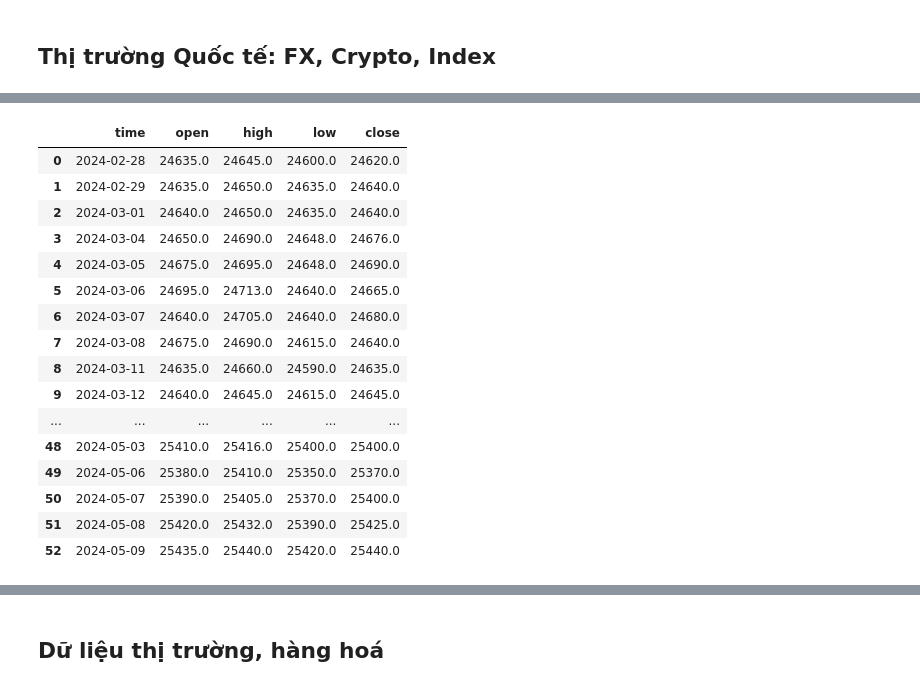
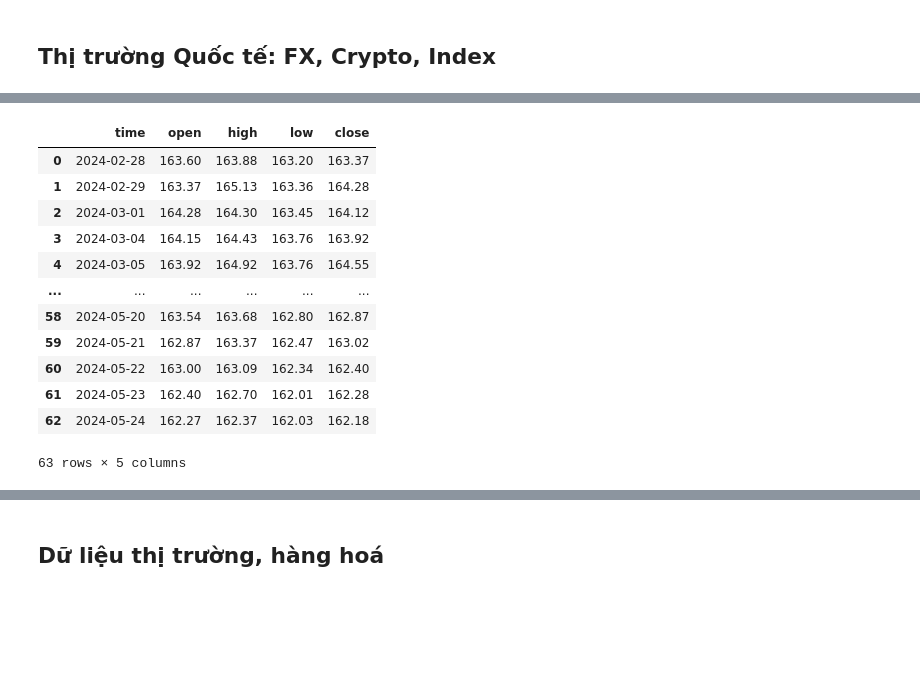
Before and after one commit to thinh-vu/vnstock, a Jupyter notebook: docs/vnstock3_demo.ipynb, the cells around one changed output, grey strips where cells are left out. Saved outputs shown, nothing was run; the diff lists cells and outputs as text; code cells hidden in the pictures; blank space fills up the shorter version.

```diff
--- a/docs/vnstock3_demo.ipynb
+++ b/docs/vnstock3_demo.ipynb
@@ -456,26 +514,22 @@ report.ratio(lang='vi')
 # %%
 from vnstock3 import Vnstock
-fx = Vnstock().fx(symbol='USDVND', source='MSN')
-df = fx.quote.history(start='2024-02-28', end='2024-05-10', interval='1D')
+fx = Vnstock().fx(symbol='JPYVND', source='MSN')
+df = fx.quote.history(start='2024-02-28', end='2024-05-25', interval='1D')
 df
 # %% [output]
 |  | time | open | high | low | close |
-| 0 | 2024-02-28 | 24635.0 | 24645.0 | 24600.0 | 24620.0 |
-| 1 | 2024-02-29 | 24635.0 | 24650.0 | 24635.0 | 24640.0 |
-| 2 | 2024-03-01 | 24640.0 | 24650.0 | 24635.0 | 24640.0 |
-| 3 | 2024-03-04 | 24650.0 | 24690.0 | 24648.0 | 24676.0 |
-| 4 | 2024-03-05 | 24675.0 | 24695.0 | 24648.0 | 24690.0 |
-| 5 | 2024-03-06 | 24695.0 | 24713.0 | 24640.0 | 24665.0 |
-| 6 | 2024-03-07 | 24640.0 | 24705.0 | 24640.0 | 24680.0 |
-| 7 | 2024-03-08 | 24675.0 | 24690.0 | 24615.0 | 24640.0 |
-| 8 | 2024-03-11 | 24635.0 | 24660.0 | 24590.0 | 24635.0 |
-| 9 | 2024-03-12 | 24640.0 | 24645.0 | 24615.0 | 24645.0 |
+| 0 | 2024-02-28 | 163.60 | 163.88 | 163.20 | 163.37 |
+| 1 | 2024-02-29 | 163.37 | 165.13 | 163.36 | 164.28 |
+| 2 | 2024-03-01 | 164.28 | 164.30 | 163.45 | 164.12 |
+| 3 | 2024-03-04 | 164.15 | 164.43 | 163.76 | 163.92 |
+| 4 | 2024-03-05 | 163.92 | 164.92 | 163.76 | 164.55 |
 | ... | ... | ... | ... | ... | ... |
-| 48 | 2024-05-03 | 25410.0 | 25416.0 | 25400.0 | 25400.0 |
-| 49 | 2024-05-06 | 25380.0 | 25410.0 | 25350.0 | 25370.0 |
-| 50 | 2024-05-07 | 25390.0 | 25405.0 | 25370.0 | 25400.0 |
-| 51 | 2024-05-08 | 25420.0 | 25432.0 | 25390.0 | 25425.0 |
-| 52 | 2024-05-09 | 25435.0 | 25440.0 | 25420.0 | 25440.0 |
+| 58 | 2024-05-20 | 163.54 | 163.68 | 162.80 | 162.87 |
+| 59 | 2024-05-21 | 162.87 | 163.37 | 162.47 | 163.02 |
+| 60 | 2024-05-22 | 163.00 | 163.09 | 162.34 | 162.40 |
+| 61 | 2024-05-23 | 162.40 | 162.70 | 162.01 | 162.28 |
+| 62 | 2024-05-24 | 162.27 | 162.37 | 162.03 | 162.18 |
+63 rows × 5 columns
 # %%
 crypto = Vnstock().crypto(symbol='BTC', source='MSN')
 df = crypto.quote.history(start='2023-01-01', end='2024-12-31', interval='1D')
```
Also changed, not shown: parts of 36 cells of this notebook, 45 other files.
